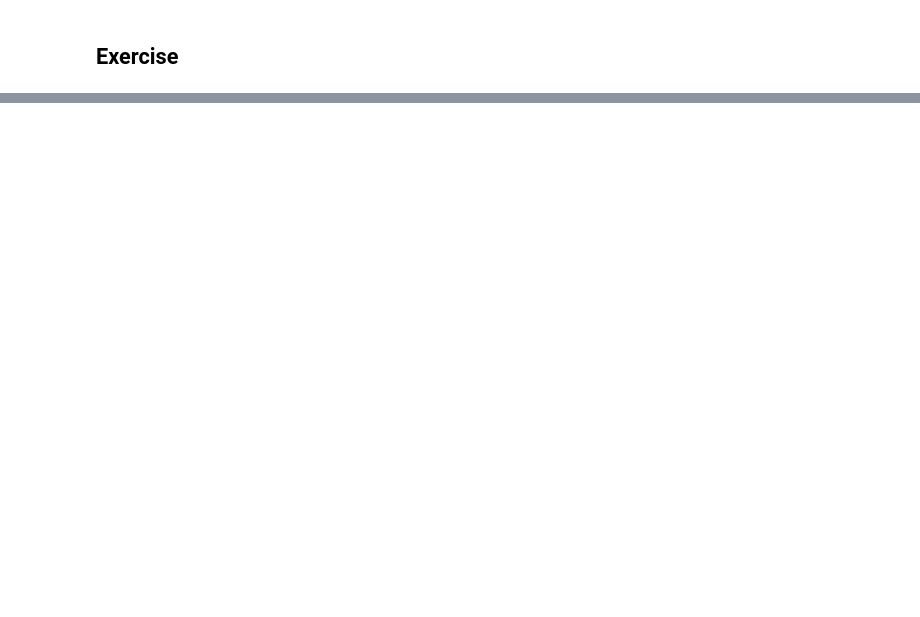
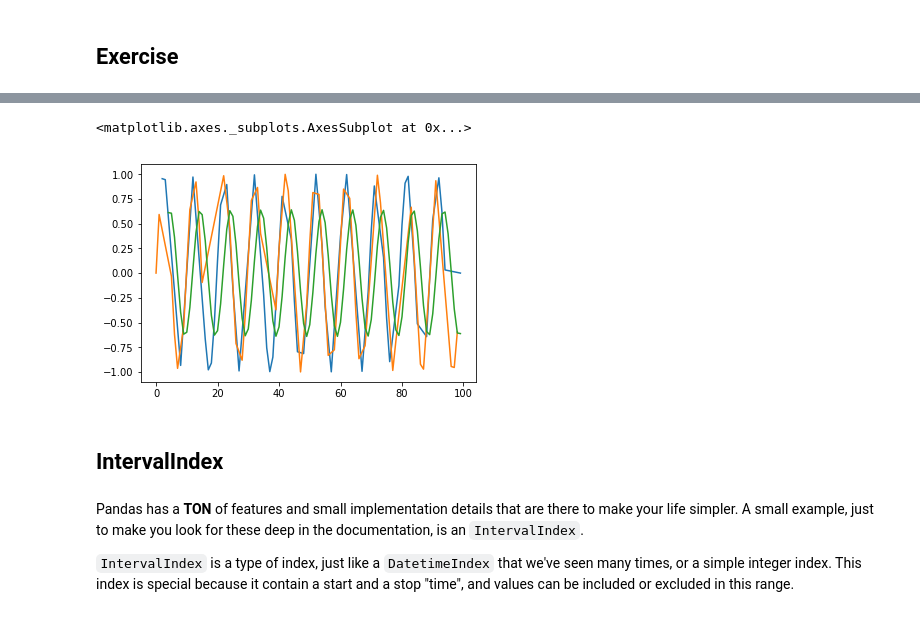
Before and after one commit to sagol-python-for-neuroscientists/textbook-public, a Jupyter notebook: classes/class8.ipynb, the cells around one changed output, grey strips where cells are left out. Cells and saved outputs as stored; diff of their text form; code cells hidden in the pictures; blank space fills up the shorter version.

```diff
--- a/classes/class8.ipynb
+++ b/classes/class8.ipynb
@@ -223,0 +530,22 @@ Don't try to implement things in a performant way, with fancy algorithms. The fo
+# %%
+# 3
+vals = np.array([0, 1])
+needed = 100
+stop = 20 * np.pi
+chosen = np.random.choice(vals, needed)
+df = pd.DataFrame({'flag': chosen, 'val': np.sin(np.linspace(start=0, stop=stop, num=needed))})
+
+window_size = 5
+grouped = df.groupby('flag')
+grouped.val.plot()
+
+df.val.rolling(window=window_size).mean().plot()
+# %% [output]
+<matplotlib.axes._subplots.AxesSubplot at 0x...>
+[figure, added]
+# %% [markdown]
+## IntervalIndex
+# %% [markdown]
+Pandas has a __TON__ of features and small implementation details that are there to make your life simpler. A small example, just to make you look for these deep in the documentation, is an `IntervalIndex`.
+
+`IntervalIndex` is a type of index, just like a `DatetimeIndex` that we've seen many times, or a simple integer index. This index is special because it contain a start and a stop "time", and values can be included or excluded in this range.
```
Also changed, not shown: parts of 136 cells of this notebook, 3 other files.
